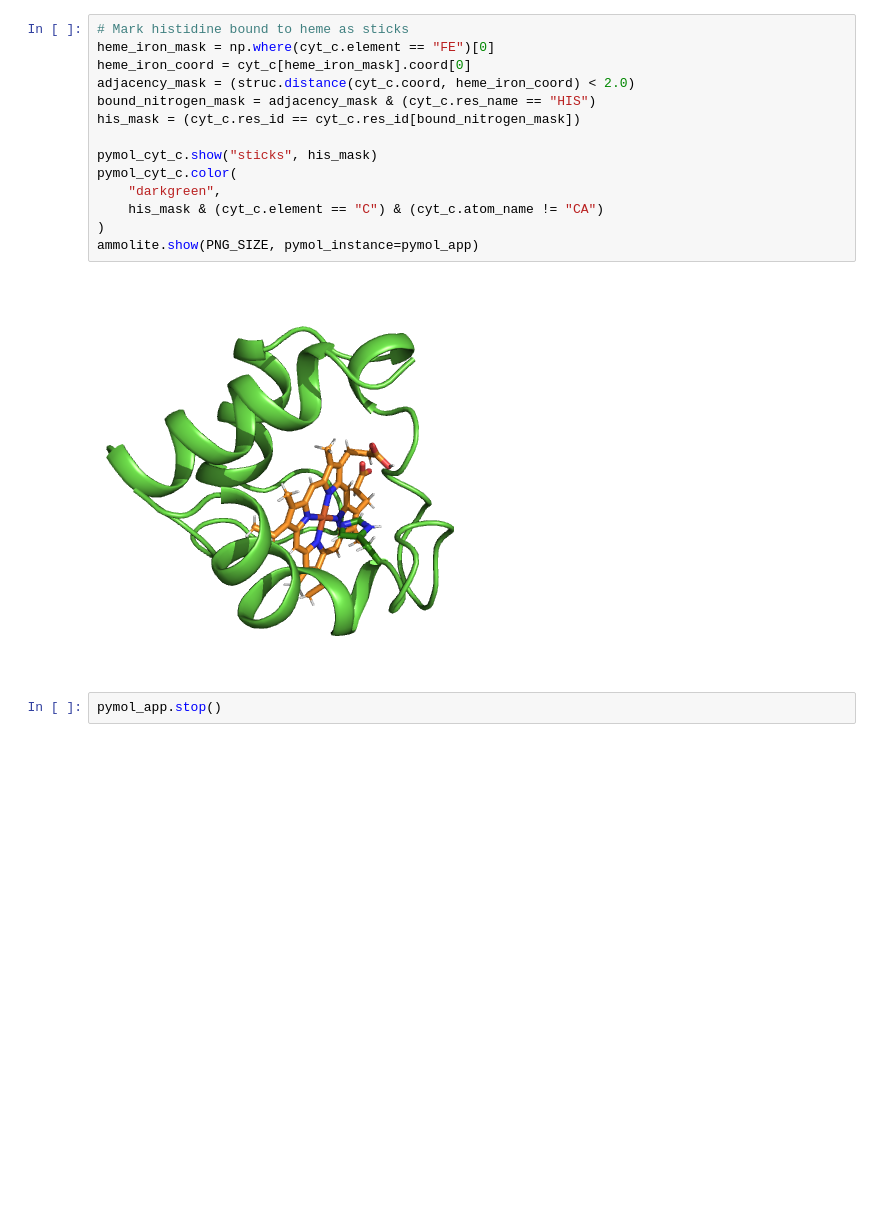
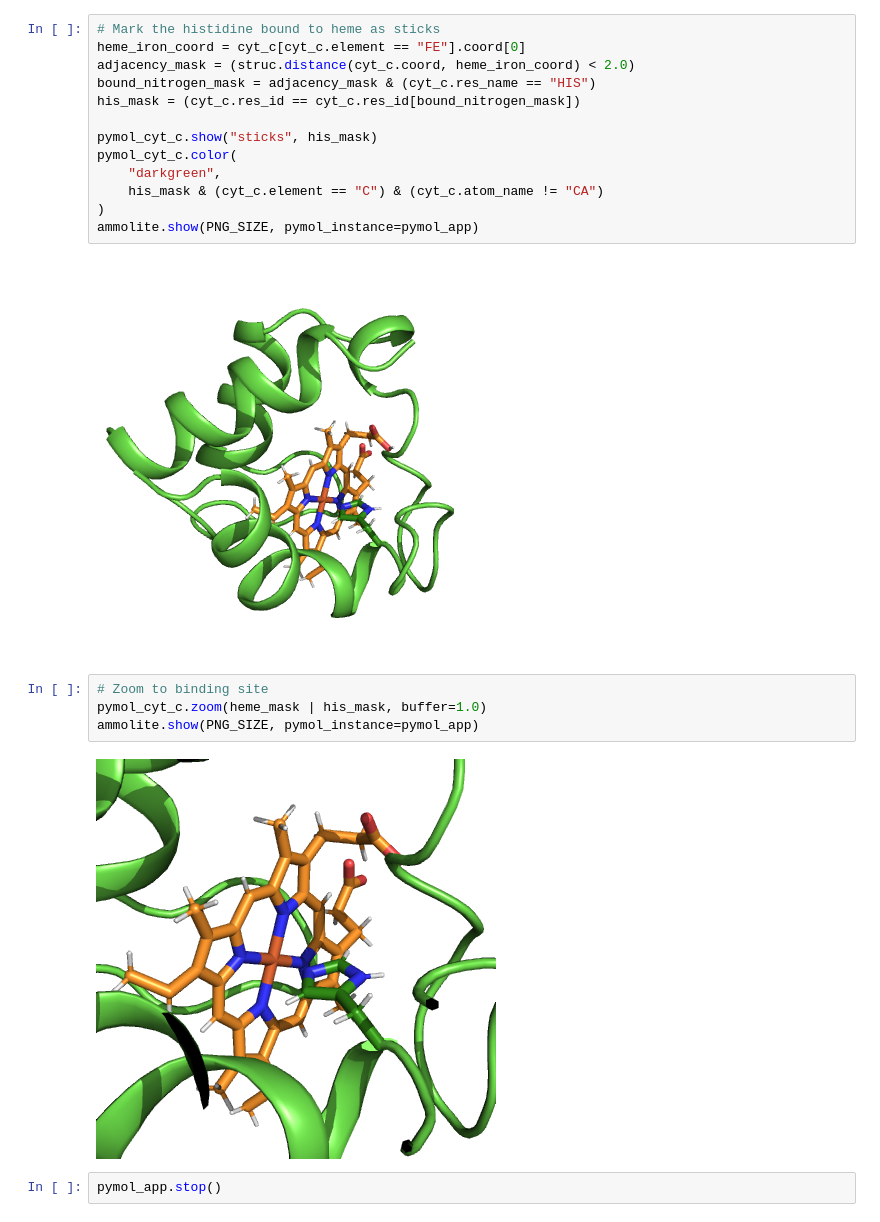
Before and after one commit to biotite-dev/ammolite, a Jupyter notebook: doc/examples/protein_and_ligand.ipynb, the cells around one changed output. Saved outputs shown, nothing was run; the diff lists cells and outputs as text; blank space fills up the shorter version.

```diff
--- a/doc/examples/protein_and_ligand.ipynb
+++ b/doc/examples/protein_and_ligand.ipynb
@@ -58,9 +61,8 @@ ammolite.show(PNG_SIZE, pymol_instance=pymol_app)
 # %% [output]
 [figure]
 # %%
-# Mark histidine bound to heme as sticks
-heme_iron_mask = np.where(cyt_c.element == "FE")[0]
-heme_iron_coord = cyt_c[heme_iron_mask].coord[0]
+# Mark the histidine bound to heme as sticks
+heme_iron_coord = cyt_c[cyt_c.element == "FE"].coord[0]
 adjacency_mask = (struc.distance(cyt_c.coord, heme_iron_coord) < 2.0)
 bound_nitrogen_mask = adjacency_mask & (cyt_c.res_name == "HIS")
 his_mask = (cyt_c.res_id == cyt_c.res_id[bound_nitrogen_mask])
@@ -73,5 +75,11 @@ pymol_cyt_c.color(
 ammolite.show(PNG_SIZE, pymol_instance=pymol_app)
 # %% [output]
 [figure]
+# %%
+# Zoom to binding site
+pymol_cyt_c.zoom(heme_mask | his_mask, buffer=1.0)
+ammolite.show(PNG_SIZE, pymol_instance=pymol_app)
+# %% [output]
+[figure, added]
 # %%
 pymol_app.stop()
```
Also changed, not shown: parts of 1 cell of this notebook, 3 other files.
